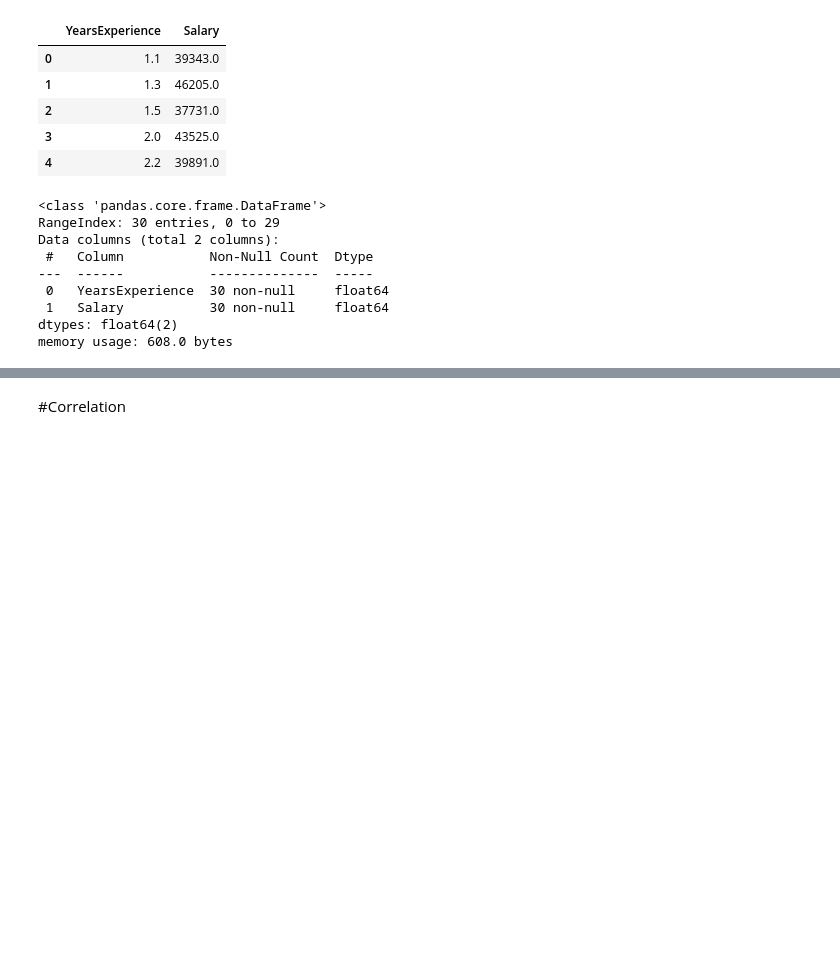
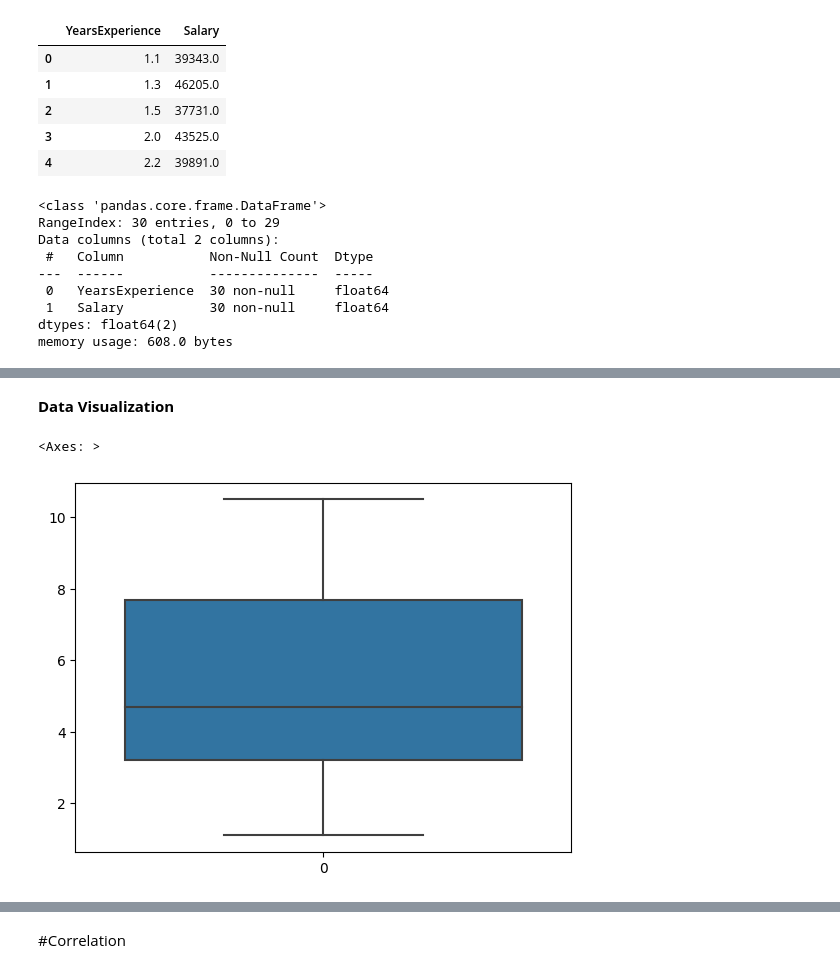
Before and after one commit to CM-007/DS_ASS, a Jupyter notebook: AssNo04Q02(Salary_Data).ipynb, the cells around one changed output, grey strips where cells are left out. Saved outputs shown, nothing was run; the diff lists cells and outputs as text; code cells hidden in the pictures; blank space fills up the shorter version.

```diff
--- a/AssNo04Q02(Salary_Data).ipynb
+++ b/AssNo04Q02(Salary_Data).ipynb
@@ -30,0 +49,8 @@ memory usage: 608.0 bytes
+# %% [markdown]
+**Data Visualization**
+# %%
+# Finding outliers
+sns.boxplot(data.YearsExperience)
+# %% [output]
+<Axes: >
+[figure, added]
```
Also changed, not shown: parts of 8 cells of this notebook.
